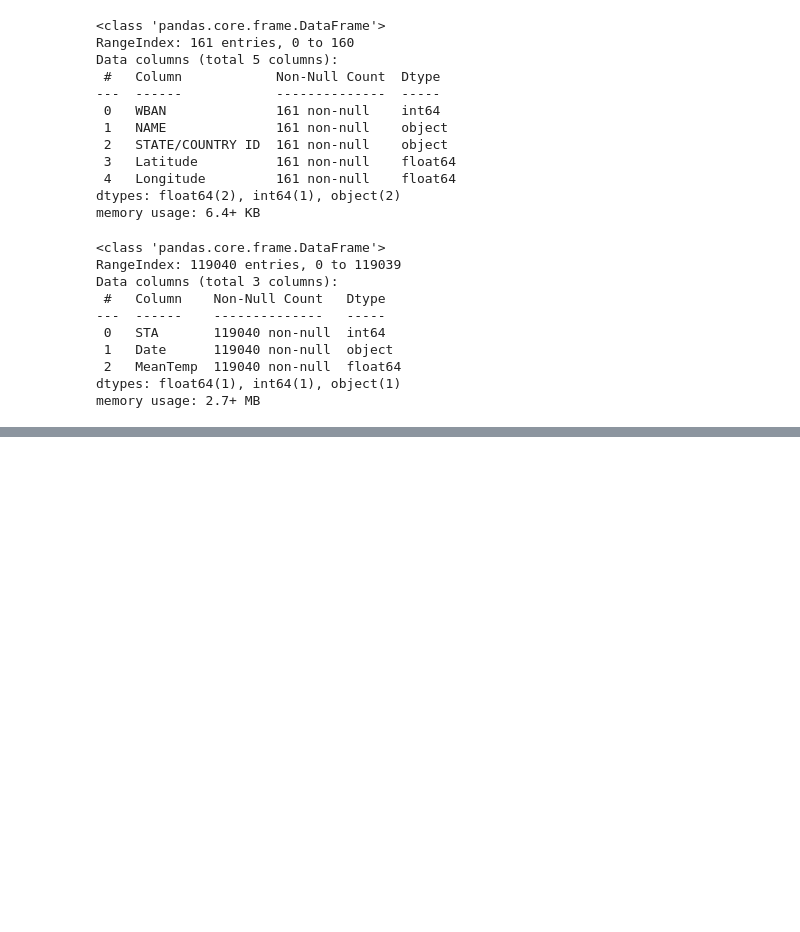
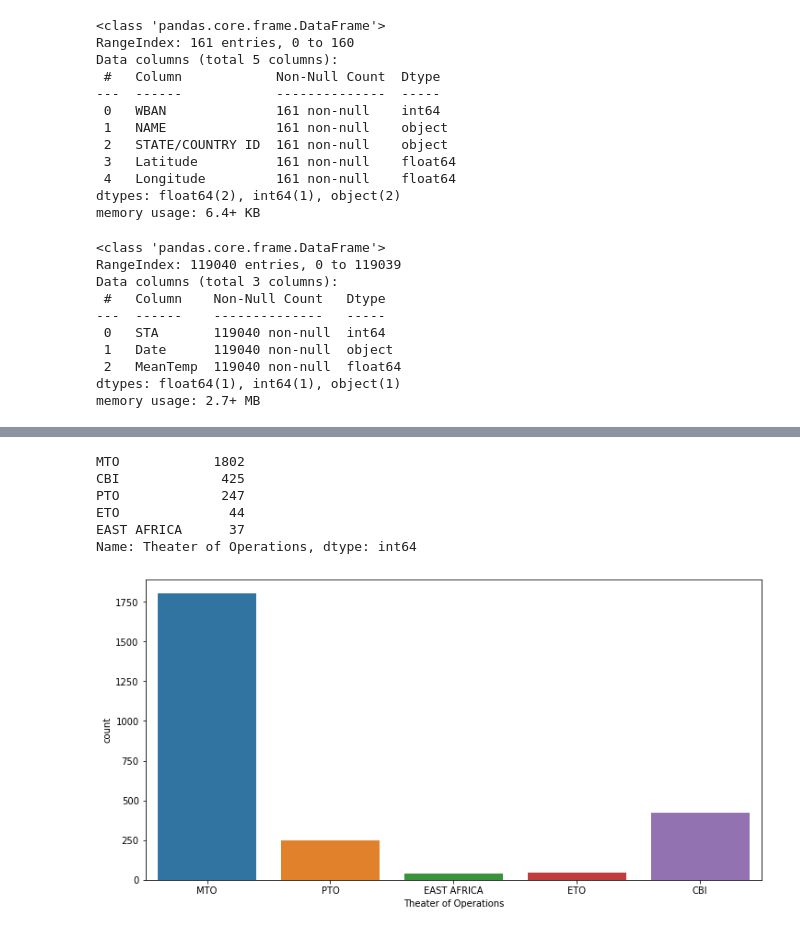
Before and after one commit to cswcjt/Time-Series-Analysis, a Jupyter notebook: Aerial_Bombing(실습과제_단변량).ipynb, the cells around one changed output, grey strips where cells are left out. Saved outputs shown, nothing was run; the diff lists cells and outputs as text; code cells hidden in the pictures; blank space fills up the shorter version.

```diff
--- a/Aerial_Bombing(실습과제_단변량).ipynb
+++ b/Aerial_Bombing(실습과제_단변량).ipynb
@@ -220,0 +287,14 @@ memory usage: 2.7+ MB
+# %%
+# Theater of Operations
+print(aerial['Theater of Operations'].value_counts())
+plt.figure(figsize=(12,6))
+sns.countplot(aerial['Theater of Operations'])
+plt.show()
+# %% [output]
+MTO            1802
+CBI             425
+PTO             247
+ETO              44
+EAST AFRICA      37
+Name: Theater of Operations, dtype: int64
+[figure, added]
```
Also changed, not shown: parts of 14 cells of this notebook.
